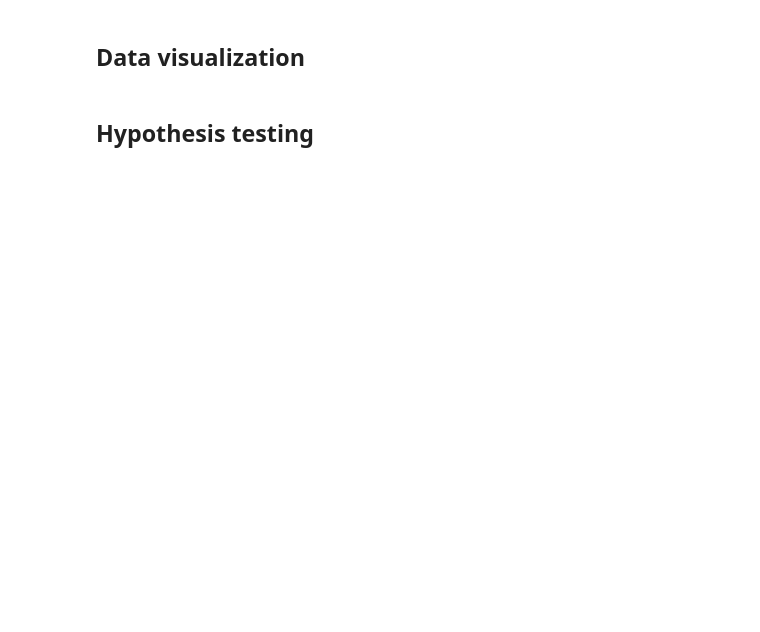
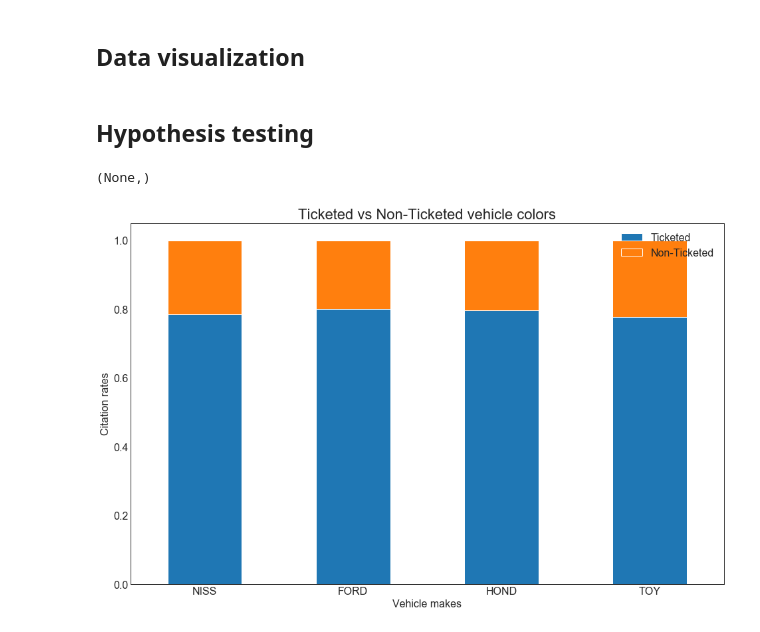
Before and after one commit to wisundstrom/mod3_project, a Jupyter notebook: technical_notebook.ipynb, the cells around one changed output. Cells and saved outputs as stored; diff of their text form; code cells hidden in the pictures; blank space fills up the shorter version.

```diff
--- a/technical_notebook.ipynb
+++ b/technical_notebook.ipynb
@@ -69,0 +86,12 @@ ht.create_sample_dists()
+# %%
+make_vis= vz.create_sample_dists(cleaned_data=cleaned_data,
+                    y_var = 'ticket',
+                    x_var = 'make',
+                    categories = ['NISS', 'FORD', 'HOND', 'TOY'])
+# %%
+vz.color_plot(make_vis,
+              categories=['NISS','FORD', 'HOND', 'TOY']),
+#          output_image_name='Ticketed_vs_Non-Ticketed')
+# %% [output]
+(None,)
+[figure, added]
```
Also changed, not shown: parts of 15 cells of this notebook, 4 other files.
